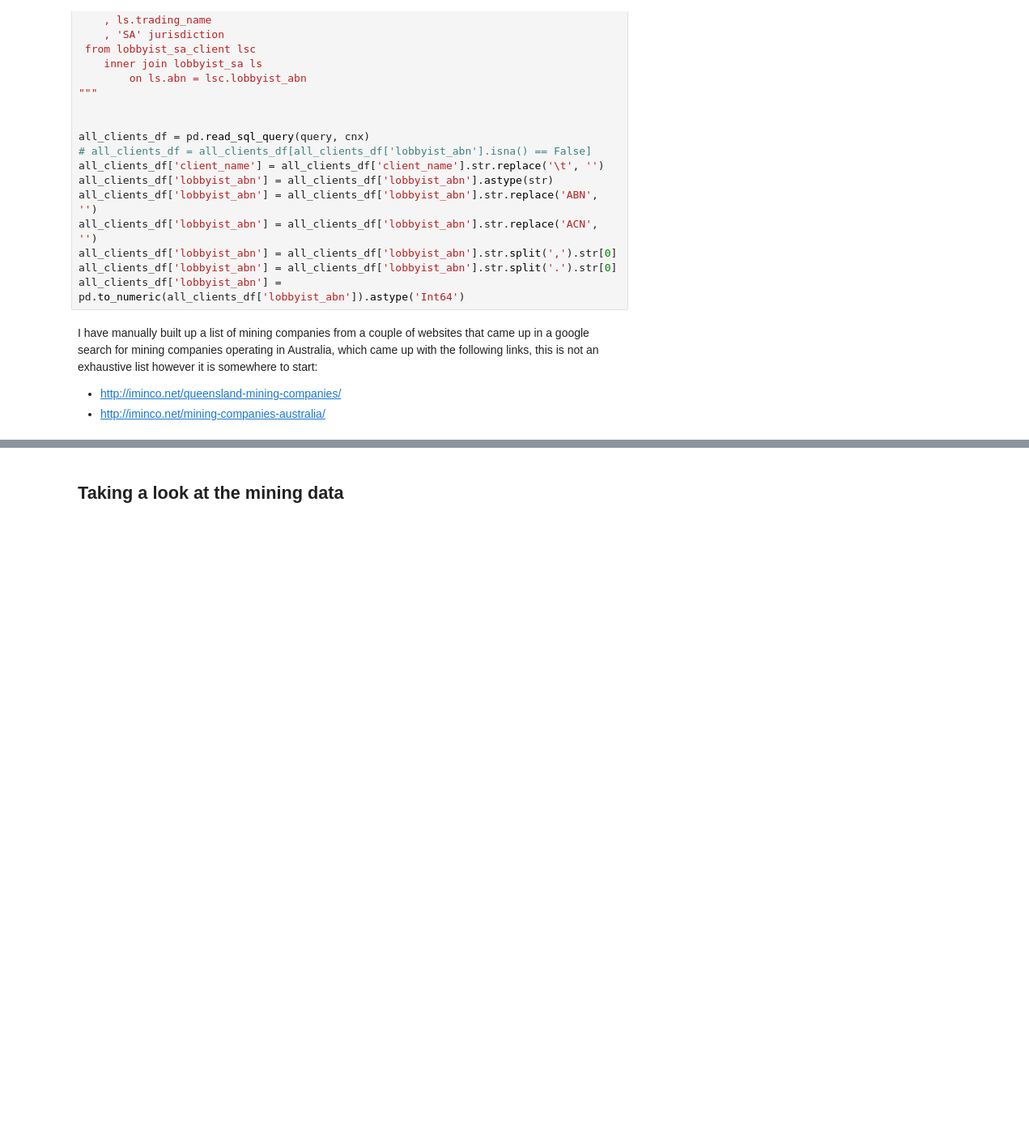
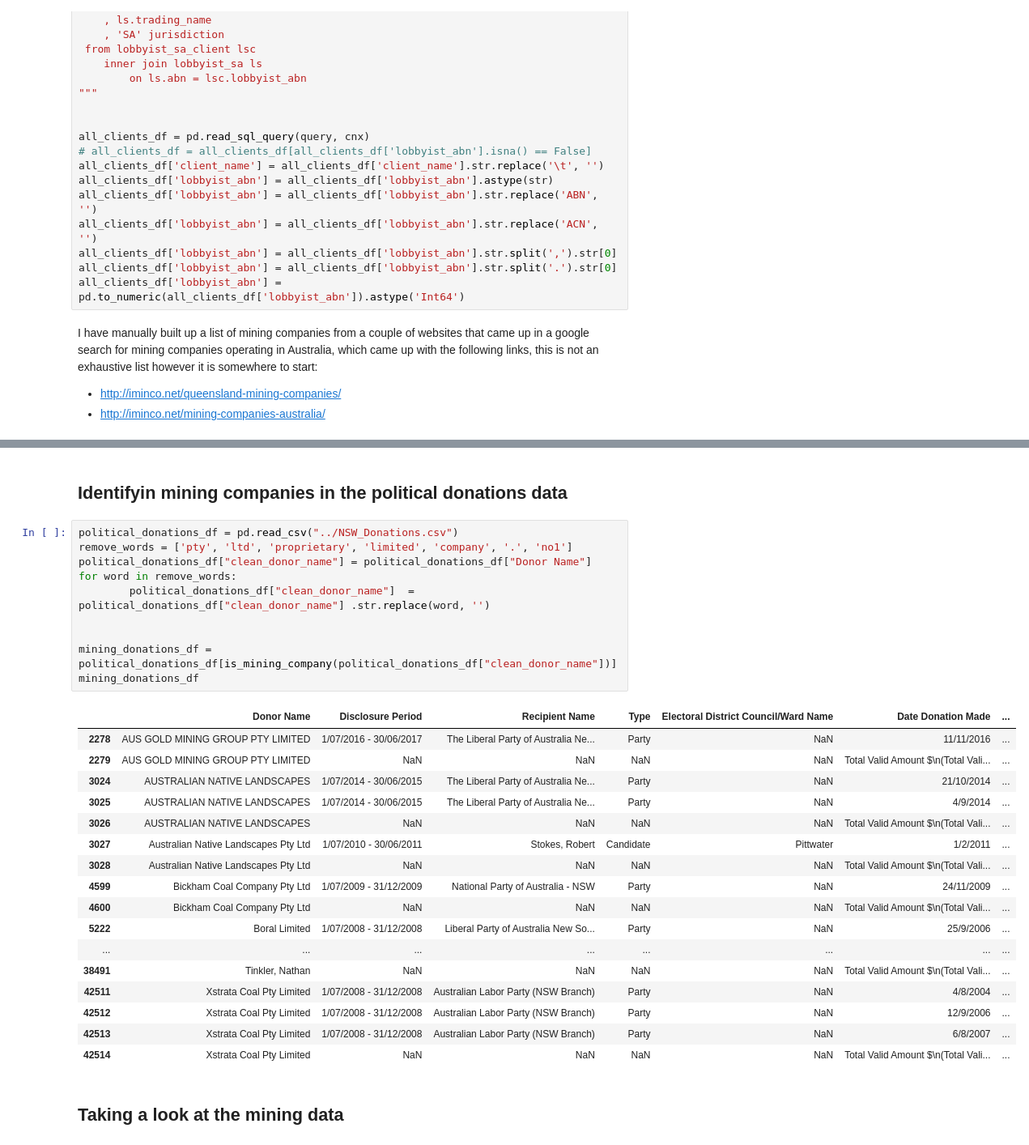
Before and after one commit to sjeruto/ARDC-Project, a Jupyter notebook: notebooks/mg_workbook.ipynb, the cells around one changed output, grey strips where cells are left out. Shown: that part at 81% size. Saved outputs shown, nothing was run; the diff lists cells and outputs as text; blank space fills up the shorter version.

```diff
--- a/notebooks/mg_workbook.ipynb
+++ b/notebooks/mg_workbook.ipynb
@@ -237,3 +223,33 @@ mining_lobbyists_df
+# %% [markdown]
+## Identifyin mining companies in the political donations data
+# %%
+political_donations_df = pd.read_csv("../NSW_Donations.csv")
+remove_words = ['pty', 'ltd', 'proprietary', 'limited', 'company', '.', 'no1']
+political_donations_df["clean_donor_name"] = political_donations_df["Donor Name"]
+for word in remove_words:
+        political_donations_df["clean_donor_name"]  = political_donations_df["clean_donor_name"] .str.replace(word, '')
+
+
+mining_donations_df = political_donations_df[is_mining_company(political_donations_df["clean_donor_name"])]
+mining_donations_df
+# %% [output]
+|  | Donor Name | Disclosure Period | Recipient Name | Type | Electoral District Council/Ward Name | Date Donation Made | ... |
+| 2278 | AUS GOLD MINING GROUP PTY LIMITED | 1/07/2016 - 30/06/2017 | The Liberal Party of Australia Ne... | Party | NaN | 11/11/2016 | ... |
+| 2279 | AUS GOLD MINING GROUP PTY LIMITED | NaN | NaN | NaN | NaN | Total Valid Amount $\n(Total Vali... | ... |
+| 3024 | AUSTRALIAN NATIVE LANDSCAPES | 1/07/2014 - 30/06/2015 | The Liberal Party of Australia Ne... | Party | NaN | 21/10/2014 | ... |
+| 3025 | AUSTRALIAN NATIVE LANDSCAPES | 1/07/2014 - 30/06/2015 | The Liberal Party of Australia Ne... | Party | NaN | 4/9/2014 | ... |
+| 3026 | AUSTRALIAN NATIVE LANDSCAPES | NaN | NaN | NaN | NaN | Total Valid Amount $\n(Total Vali... | ... |
+| 3027 | Australian Native Landscapes Pty Ltd | 1/07/2010 - 30/06/2011 | Stokes, Robert | Candidate | Pittwater | 1/2/2011 | ... |
+| 3028 | Australian Native Landscapes Pty Ltd | NaN | NaN | NaN | NaN | Total Valid Amount $\n(Total Vali... | ... |
+| 4599 | Bickham Coal Company Pty Ltd | 1/07/2009 - 31/12/2009 | National Party of Australia - NSW | Party | NaN | 24/11/2009 | ... |
+| 4600 | Bickham Coal Company Pty Ltd | NaN | NaN | NaN | NaN | Total Valid Amount $\n(Total Vali... | ... |
+| 5222 | Boral Limited | 1/07/2008 - 31/12/2008 | Liberal Party of Australia New So... | Party | NaN | 25/9/2006 | ... |
+| ... | ... | ... | ... | ... | ... | ... | ... |
+| 38491 | Tinkler, Nathan | NaN | NaN | NaN | NaN | Total Valid Amount $\n(Total Vali... | ... |
+| 42511 | Xstrata Coal Pty Limited | 1/07/2008 - 31/12/2008 | Australian Labor Party (NSW Branch) | Party | NaN | 4/8/2004 | ... |
+| 42512 | Xstrata Coal Pty Limited | 1/07/2008 - 31/12/2008 | Australian Labor Party (NSW Branch) | Party | NaN | 12/9/2006 | ... |
+| 42513 | Xstrata Coal Pty Limited | 1/07/2008 - 31/12/2008 | Australian Labor Party (NSW Branch) | Party | NaN | 6/8/2007 | ... |
+| 42514 | Xstrata Coal Pty Limited | NaN | NaN | NaN | NaN | Total Valid Amount $\n(Total Vali... | ... |
 # %% [markdown]
 ## Taking a look at the mining data
 # %%
```
Also changed, not shown: parts of 2 cells of this notebook, 2 other files.
